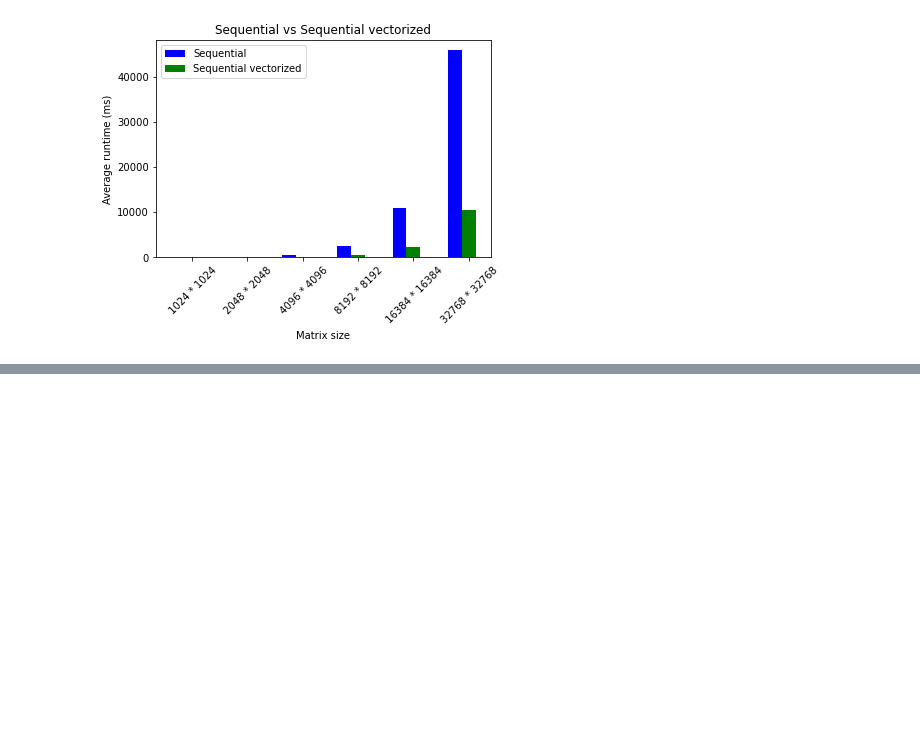
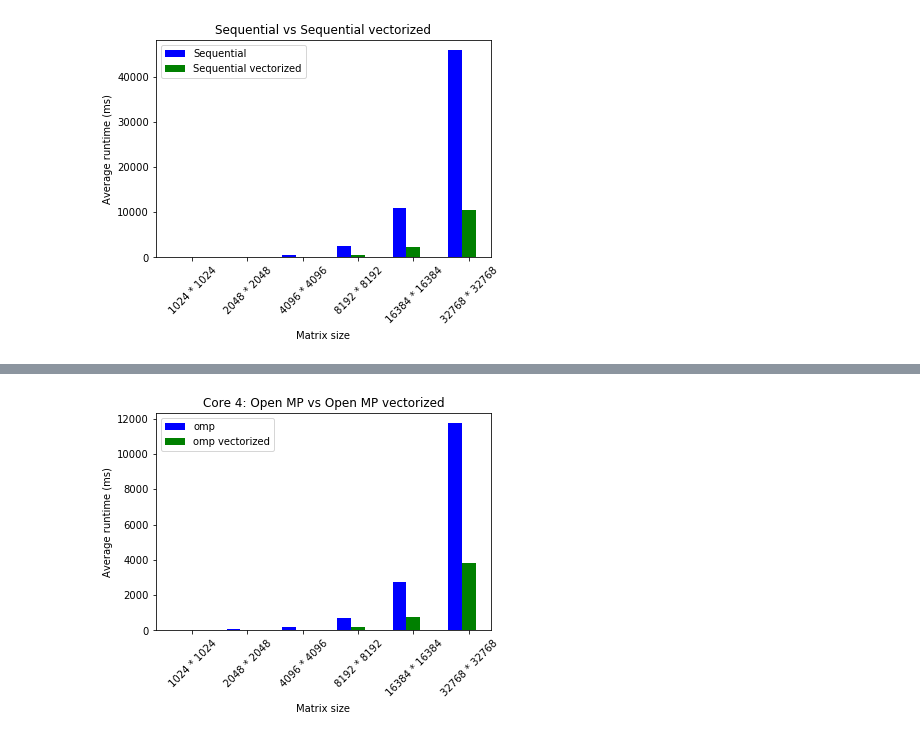
Before and after one commit to PYEEDM/pc-lab4, a Jupyter notebook: report/beautify.ipynb, the cells around one changed output, grey strips where cells are left out. Cells and saved outputs as stored; diff of their text form; code cells hidden in the pictures; blank space fills up the shorter version.

```diff
--- a/report/beautify.ipynb
+++ b/report/beautify.ipynb
@@ -291,0 +378,26 @@ plt.show()
+# %%
+omp_4 = omp.loc[omp['Number of cores']==4]
+omp_vec_4 = omp_vec.loc[omp['Number of cores']==4]
+num_sizes = len(omp_4["Matrix size"].values[2:])
+
+bar1 = np.arange(num_sizes)
+bar2 = [x + 0.25 for x in bar1]
+
+plt.figure()
+plt.title("Core 4: Open MP vs Open MP vectorized")
+#Draw bars to figure
+plt.bar(bar1, omp_4["Average runtime"][2:], color = "b", width = 0.25, label='omp')
+plt.bar(bar2, omp_vec_4["Average runtime"][2:], color = "g", width = 0.25, label="omp vectorized")
+
+#Labels
+plt.xlabel("Matrix size")
+plt.ylabel("Average runtime (ms)")
+
+#X ticks
+plt.xticks([r + 0.25 for r in range(num_sizes)],
+        omp_4["Matrix size"].values[2:], rotation=45)
+
+plt.legend()
+plt.show()
+# %% [output]
+[figure, added]
```
Also changed, not shown: parts of 16 cells of this notebook.
